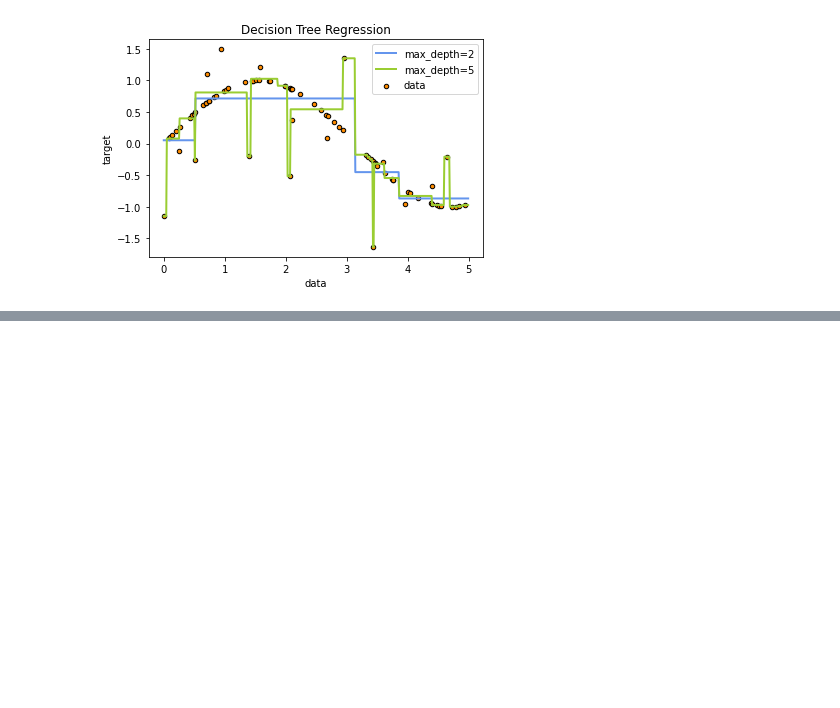
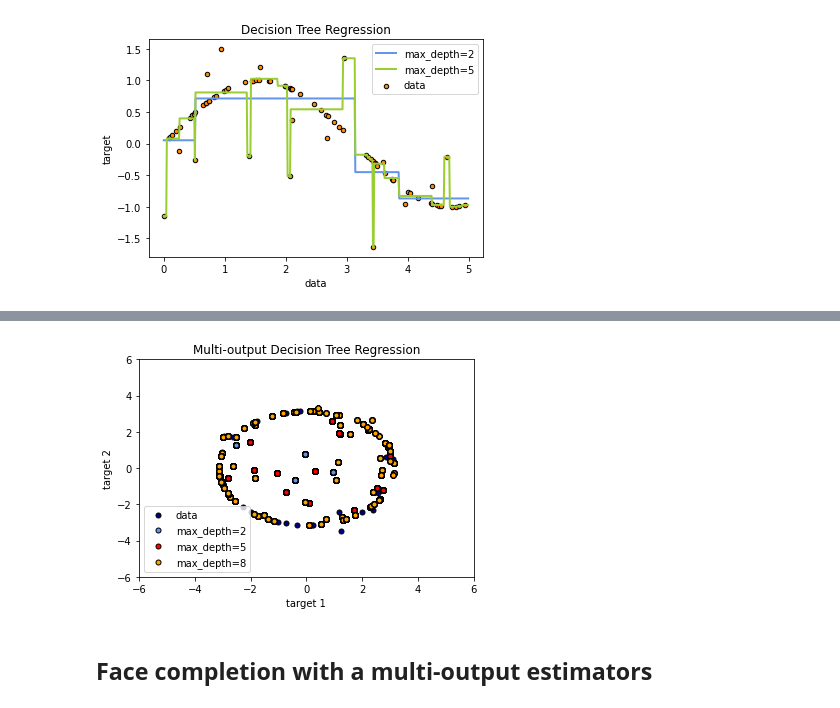
Before and after one commit to ArshockAbedan/scikit-learn, a Jupyter notebook: DecisionTrees.ipynb, the cells around one changed output, grey strips where cells are left out. Drawn from its saved outputs; the diff is of its cells as text; code cells hidden in the pictures; blank space fills up the shorter version.

```diff
--- a/DecisionTrees.ipynb
+++ b/DecisionTrees.ipynb
@@ -179,0 +196,40 @@ plt.show()
+# %%
+# Fit regression model
+regr_1 = DecisionTreeRegressor(max_depth=2)
+regr_2 = DecisionTreeRegressor(max_depth=5)
+regr_3 = DecisionTreeRegressor(max_depth=8)
+regr_1.fit(X, y)
+regr_2.fit(X, y)
+regr_3.fit(X, y)
+
+# Predict
+X_test = np.arange(-100.0, 100.0, 0.01)[:, np.newaxis]
+y_1 = regr_1.predict(X_test)
+y_2 = regr_2.predict(X_test)
+y_3 = regr_3.predict(X_test)
+# %%
+# Plot the results
+plt.figure()
+s = 25
+plt.scatter(y[:, 0], y[:, 1], c="navy", s=s, edgecolor="black", label="data")
+plt.scatter(
+    y_1[:, 0],
+    y_1[:, 1],
+    c="cornflowerblue",
+    s=s,
+    edgecolor="black",
+    label="max_depth=2",
+)
+plt.scatter(y_2[:, 0], y_2[:, 1], c="red", s=s, edgecolor="black", label="max_depth=5")
+plt.scatter(y_3[:, 0], y_3[:, 1], c="orange", s=s, edgecolor="black", label="max_depth=8")
+plt.xlim([-6, 6])
+plt.ylim([-6, 6])
+plt.xlabel("target 1")
+plt.ylabel("target 2")
+plt.title("Multi-output Decision Tree Regression")
+plt.legend(loc="best")
+plt.show()
+# %% [output]
+[figure, added]
+# %% [markdown]
+## **Face completion with a multi-output estimators**
```
Also changed, not shown: parts of 13 cells of this notebook.
